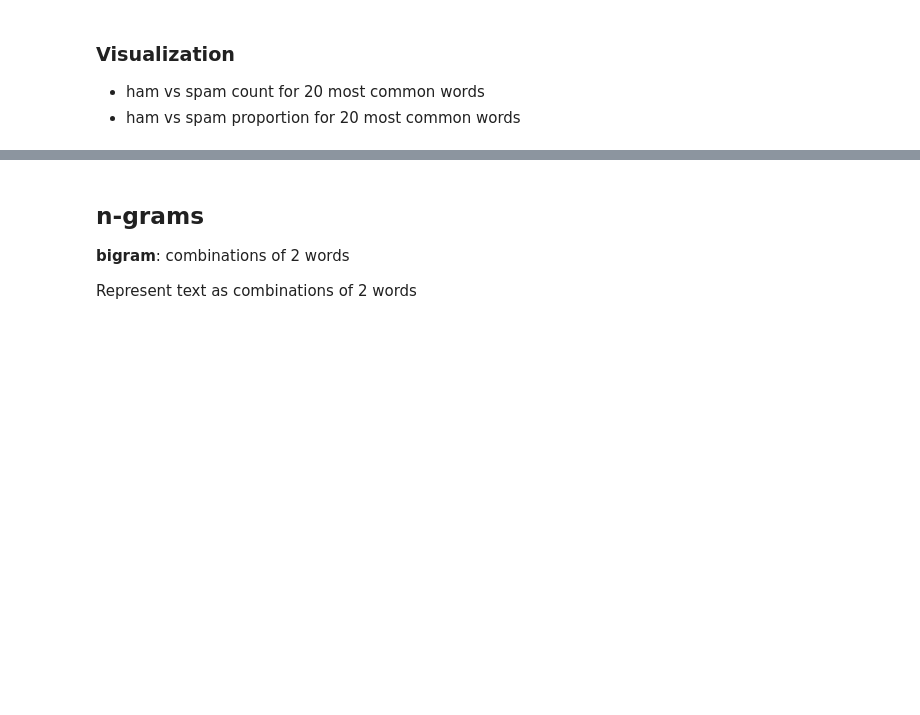
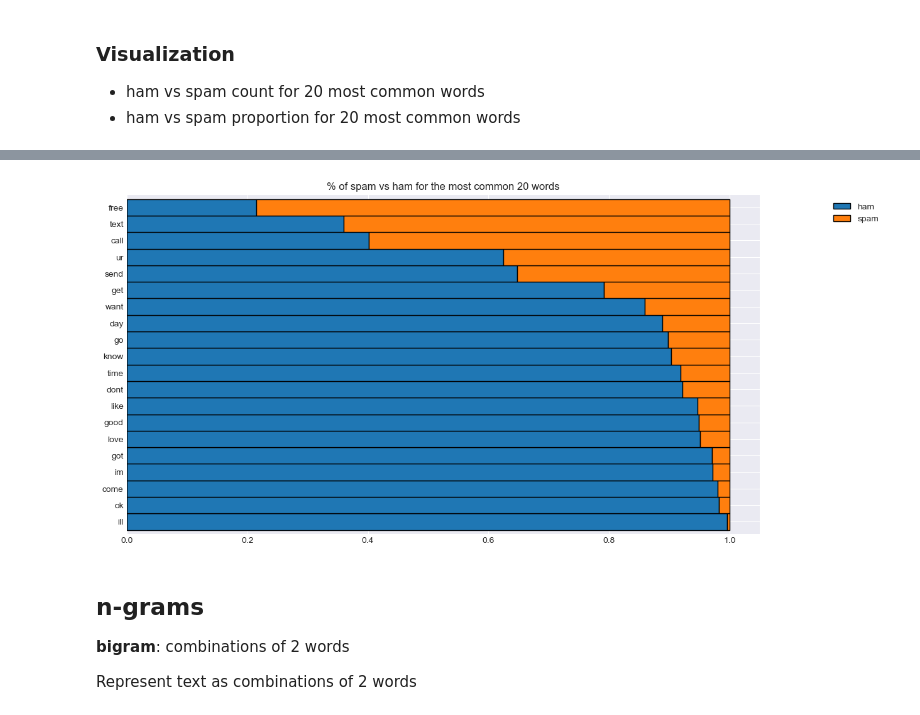
Before and after one commit to CodeupClassroom/pagel-nlp, a Jupyter notebook: exploration_lesson.ipynb, the cells around one changed output, grey strips where cells are left out. Saved outputs shown, nothing was run; the diff lists cells and outputs as text; code cells hidden in the pictures; blank space fills up the shorter version.

```diff
--- a/exploration_lesson.ipynb
+++ b/exploration_lesson.ipynb
@@ -158,8 +305,18 @@ plt.style.use('seaborn-darkgrid')
 # %%
+(word_counts.sort_values('all', ascending=False)
+.head(20)
+.apply(lambda row: row/row['all'], axis=1)
+.drop(columns='all')
+.sort_values(by='spam')
+.plot.barh(stacked=True, width=1, ec='black')
+)
+
 
 plt.title('% of spam vs ham for the most common 20 words')
 plt.legend(bbox_to_anchor=(1.2, 1.0),loc='upper right')
 plt.show()
+# %% [output]
+[figure, added]
 # %% [markdown]
 ## n-grams
 
```
Also changed, not shown: parts of 41 cells of this notebook.
